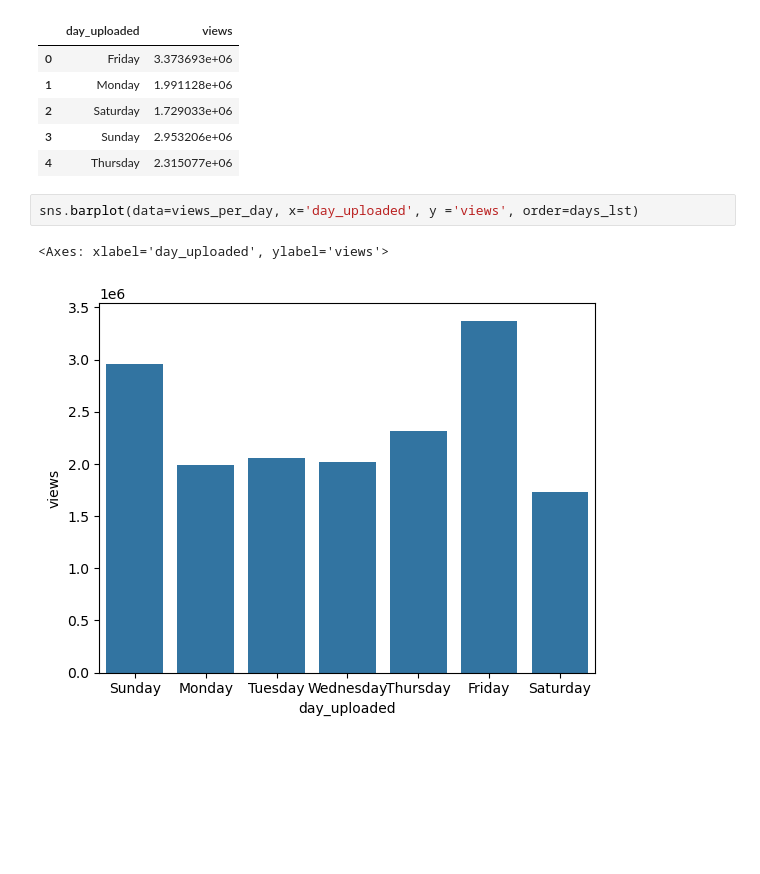
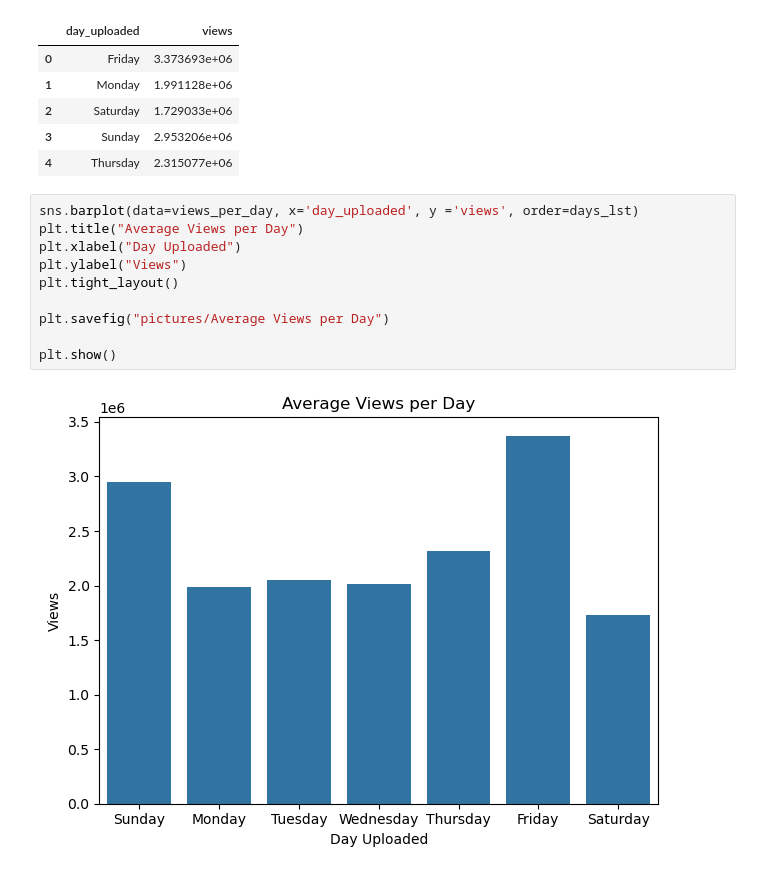
Before and after one commit to Miller130s/US_Youtube, a Jupyter notebook: youtube.ipynb, the cells around one changed output. Cells and saved outputs as stored; diff of their text form; blank space fills up the shorter version.

```diff
--- a/youtube.ipynb
+++ b/youtube.ipynb
@@ -429,6 +436,13 @@ views_per_day.head()
 | 4 | Thursday | 2.315077e+06 |
 # %%
 sns.barplot(data=views_per_day, x='day_uploaded', y ='views', order=days_lst)
+plt.title("Average Views per Day")
+plt.xlabel("Day Uploaded")
+plt.ylabel("Views")
+plt.tight_layout()
+
+plt.savefig("pictures/Average Views per Day")
+
+plt.show()
 # %% [output]
-<Axes: xlabel='day_uploaded', ylabel='views'>
-[figure, old version]
+[figure, new version]
```
Also changed, not shown: parts of 5 cells of this notebook, 6 other files.
